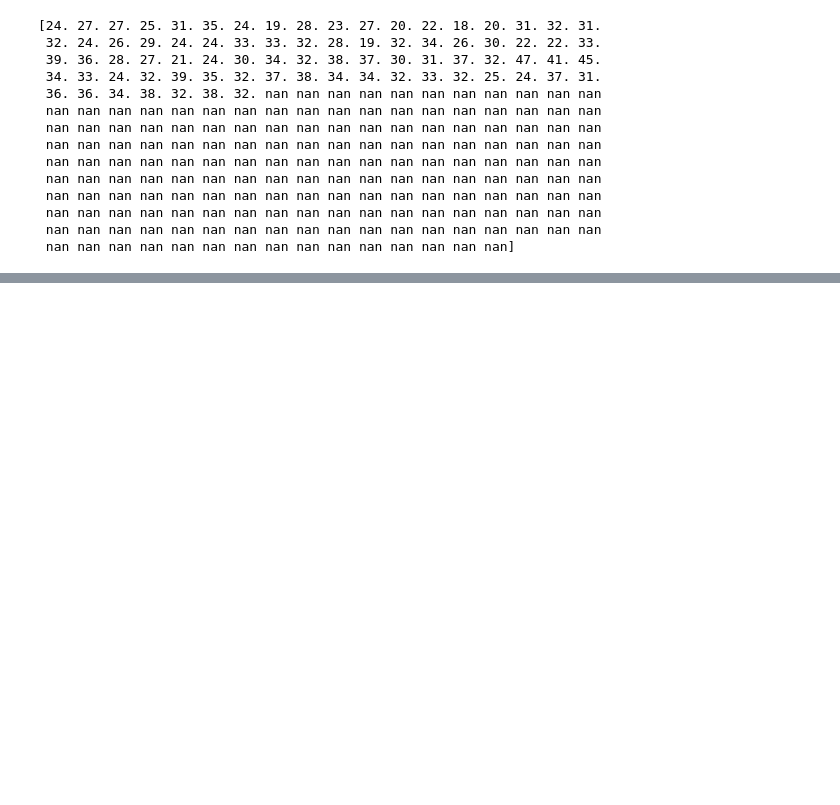
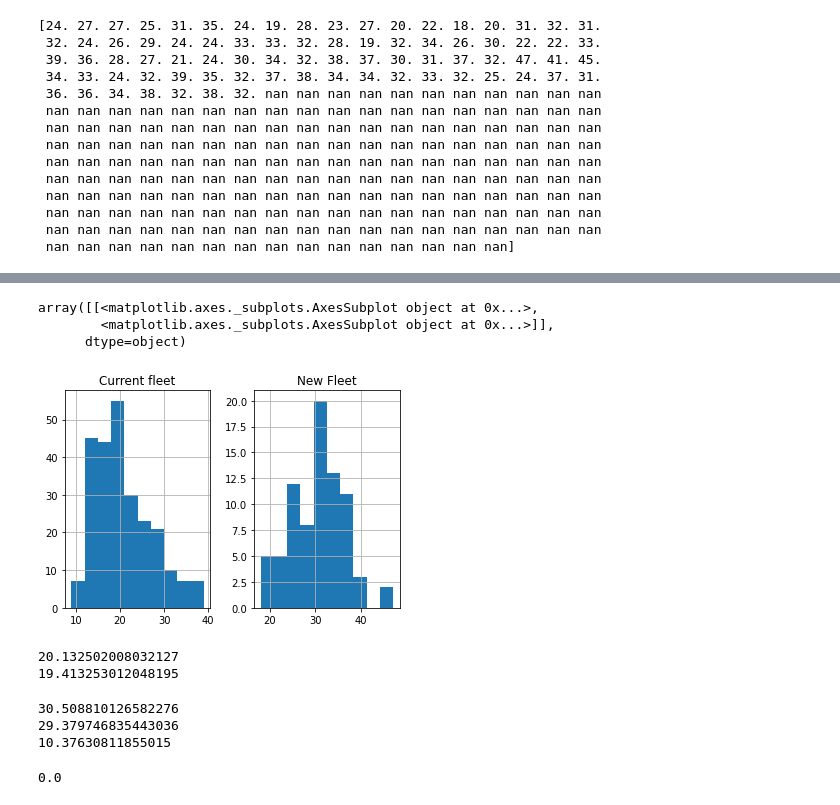
Before and after one commit to pukung375/CE888, a Jupyter notebook: Lab2/bootstrap.ipynb, the cells around one changed output, grey strips where cells are left out. Drawn from its saved outputs; the diff is of its cells as text; code cells hidden in the pictures; blank space fills up the shorter version.

```diff
--- a/Lab2/bootstrap.ipynb
+++ b/Lab2/bootstrap.ipynb
@@ -136,0 +147,7 @@ sns_plot.axes[0, 0].set_xlim(0, 100000)
+# %%
+df.hist()
+# %% [output]
+array([[<matplotlib.axes._subplots.AxesSubplot object at 0x...>,
+        <matplotlib.axes._subplots.AxesSubplot object at 0x...>]],
+      dtype=object)
+[figure, added]
@@ -136,0 +159,39 @@ sns_plot.axes[0, 0].set_xlim(0, 100000)
+# %%
+m,l,u=boostrap_mean(current, len(current), 1000)
+print(m)
+print(l)
+# %% [output]
+20.132502008032127
+19.413253012048195
+# %%
+a,b,c=boostrap_mean(new, len(new), 1000)
+print(a)
+print(b)
+diff_obs=a-m
+print(diff_obs)
+ctr=0
+# %% [output]
+30.508810126582276
+29.379746835443036
+10.37630811855015
+# %%
+
+for i in range(10000):
+  concat=np.concatenate((current,new))
+  permut=np.random.permutation(concat)
+  pold = permut[:249]
+  pnew = permut[249:]
+  #print(pold,pnew)
+  #print('')
+  pold1,b,c=boostrap_mean(pold, len(pold), 1)
+  pnew1,d,e=boostrap_mean(pnew, len(pnew), 1)
+  #print(pold1,pnew1)
+  #print(pnew1,pold1)
+  diff_perm=pnew1-pold1
+  #print(diff_perm)
+  if(diff_perm>diff_obs):
+    ctr=ctr+1
+
+print(ctr/10000)
+# %% [output]
+0.0
```
Also changed, not shown: parts of 6 cells of this notebook.
